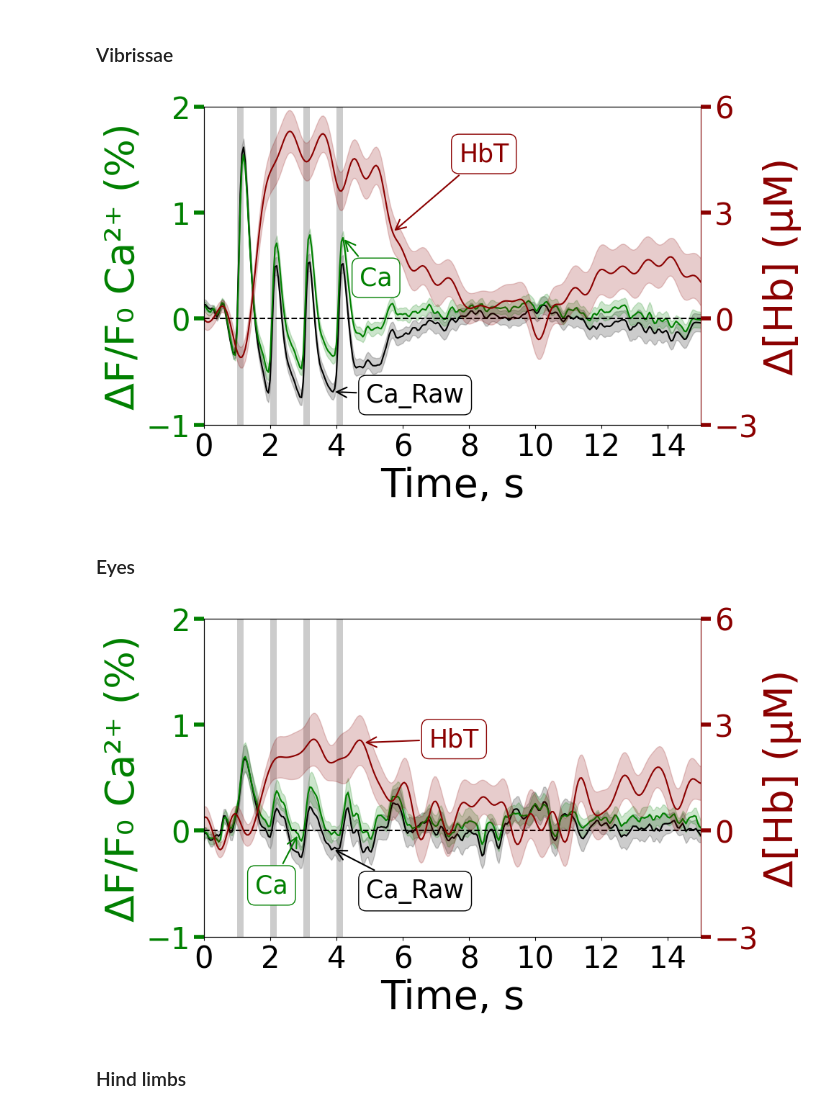
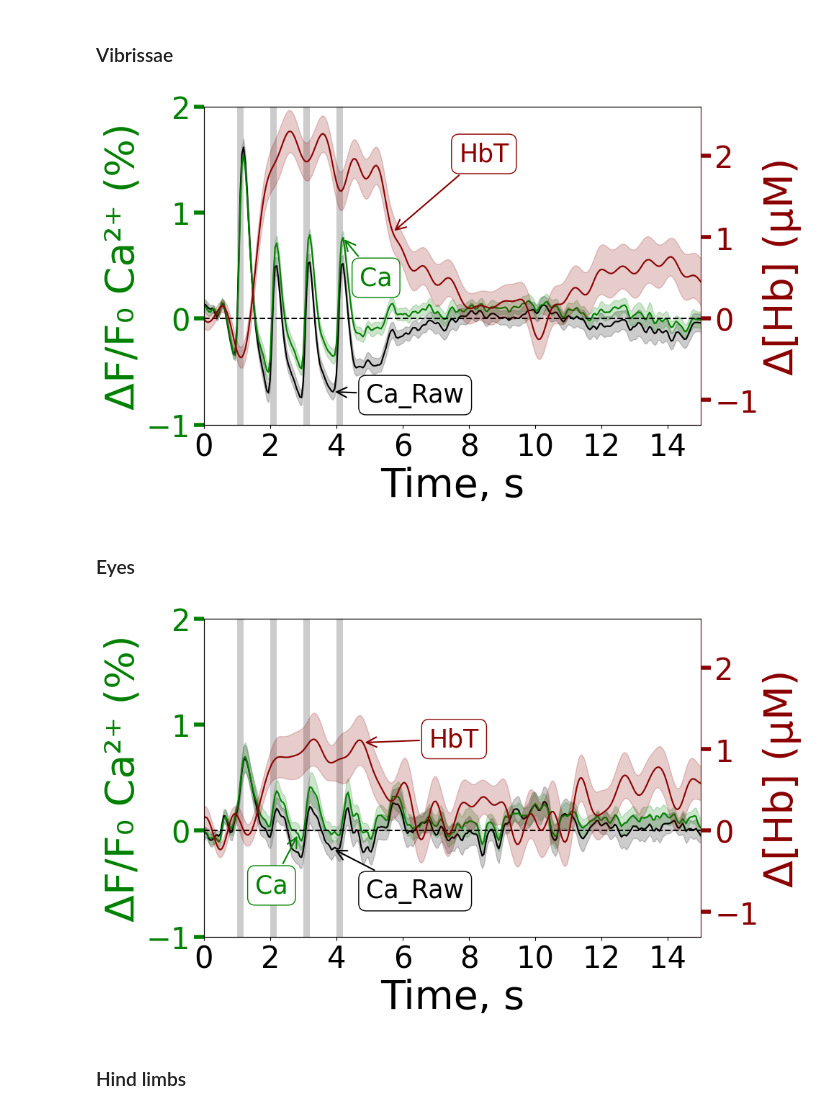
Before and after one commit to natalia1896/WIFIOPIA, a Jupyter notebook: notebooks/Step5_ResponseAnalysis.ipynb, the cells around one changed output. Saved outputs shown, nothing was run; the diff lists cells and outputs as text; code cells hidden in the pictures.

```diff
--- a/notebooks/Step5_ResponseAnalysis.ipynb
+++ b/notebooks/Step5_ResponseAnalysis.ipynb
@@ -1040,7 +1040,7 @@ data_for_plot_fn_ca = partial(
     detrend=True,
     detrend_s=1e6,
     detrend_time=15.0,
-    detrend_threshold=-10,
+    detrend_threshold=-10/2.303,
     multiplier=100,
     multiplier2=1e6,
     baseline_frames=20
@@ -1050,7 +1050,7 @@ data_for_plot_fn_hbt = partial(
     data_for_plot,
     detrend=True,
     detrend_time=15.0,
-    detrend_threshold=-10,
+    detrend_threshold=-10/2.303,
     detrend_s=1e6,
     multiplier=1e6,
     multiplier2=1e6,
@@ -1107,37 +1107,37 @@ plot_single_panel_signals_df(
     dhbo_df=None,                # Optional
     dhbr_df=None,                # Optional
     stim_type=stim_type,
     state='Awake',
     annotate_stimulus=False,
     stim_label='Stimulus',
     x_label='Time, s',
     y_ca='ΔF/F₀ Ca²⁺ (%)',
     y_hb='Δ[Hb] (μM)',
     label_position='center',
     error_type='se',
     exclude_mice=[],
     color_dict=color_dict,
     error_alpha=0.2,
     y1_color='green',
     y2_color='darkred',
     y1_label_color='green',
     y2_label_color='darkred',
     label_y_fracs=label_y_fracs,
     label_x_fracs=label_x_fracs,
     # y1_lim=(-1, 2),
     # y2_lim=(-6, 12),
     y1_lim=(-1, 2),
-    y2_lim=(-3, 6),
+    y2_lim=(-3/2.303, 6/2.303),
     x_lim=(0, 15),
     x_offsets_sec=x_offsets_sec,
     ann_fontsize=25,
-    save_path=Path(r'D:\Methods_figures') / f'{stim_type}_article',
+    save_path=Path(r'D:\Methods_figures') / f'{stim_type}_article_upd',
     x_tick_step=2,        # X-axis tick step
     y1_tick_step=1,       # Y-axis tick step for Ca
-    y2_tick_step=3        # Y-axis tick step for Hb
+    y2_tick_step=1        # Y-axis tick step for Hb
 )
 # %% [output]
-[figure, old version]
+[figure, new version]
 # %% [markdown]
 ### Eyes
 # %%
@@ -1271,17 +1271,17 @@ plot_single_panel_signals_df(
     # y1_lim=(-1, 2),
     # y2_lim=(-6, 12),
     y1_lim=(-1, 2),
-    y2_lim=(-3, 6),
+    y2_lim=(-3/2.303, 6/2.303),
     x_lim=(0, 15),
     x_offsets_sec=x_offsets_sec,
     ann_fontsize=25,
-    save_path=Path(r'D:\Methods_figures') / f'{stim_type}_article',
+    save_path=Path(r'D:\Methods_figures') / f'{stim_type}_article_upd',
     x_tick_step=2,        # X-axis tick step
     y1_tick_step=1,       # Y-axis tick step for Ca
-    y2_tick_step=3        # Y-axis tick step for Hb
+    y2_tick_step=1        # Y-axis tick step for Hb
 )
 # %% [output]
-[figure, old version]
+[figure, new version]
 # %% [markdown]
 ### Hind limbs
 # %%
```
Also changed, not shown: parts of 10 cells of this notebook, 16 other files.
